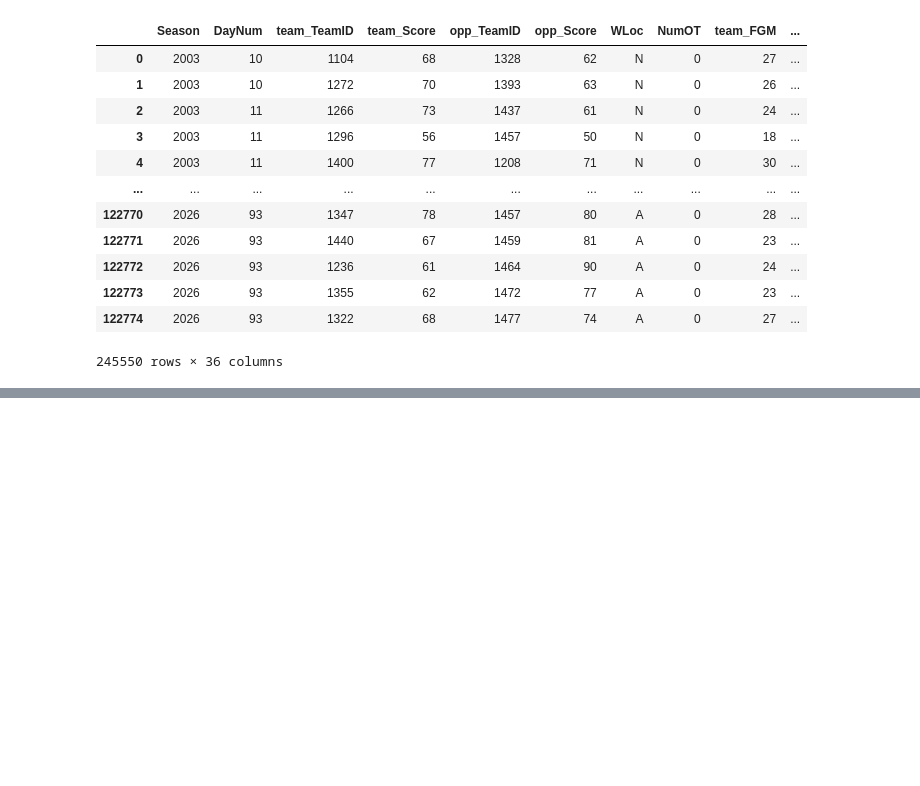
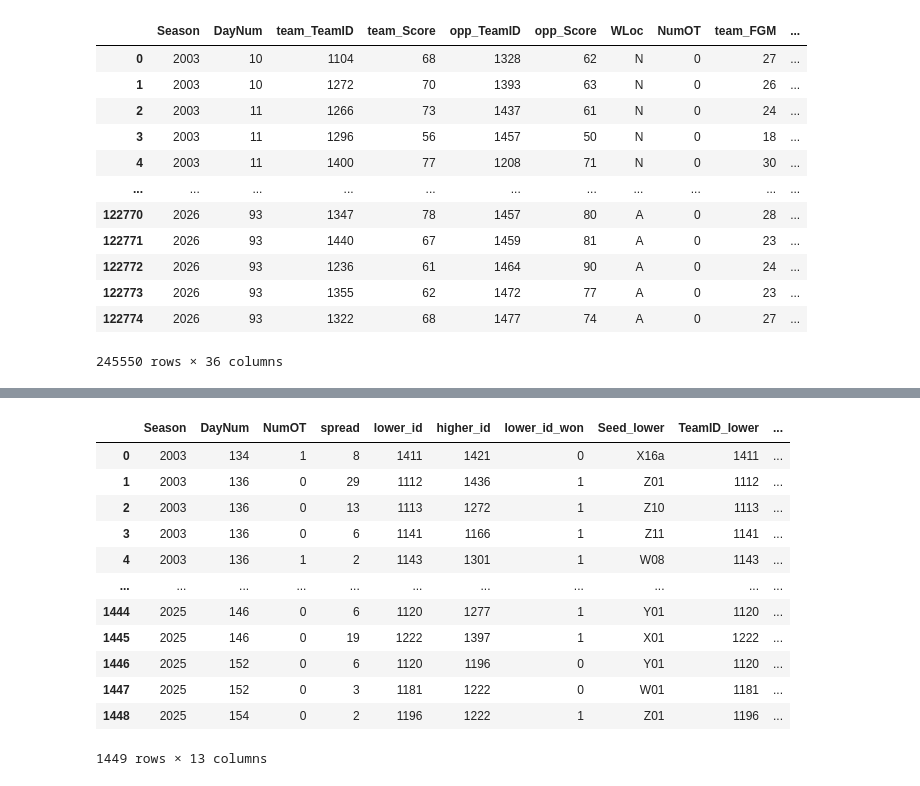
Before and after one commit to brandonlester/march-madness, a Jupyter notebook: notebooks/0_data_exploration.ipynb, the cells around one changed output, grey strips where cells are left out. Saved outputs shown, nothing was run; the diff lists cells and outputs as text; code cells hidden in the pictures; blank space fills up the shorter version.

Commit message:
Finalize wrangle script translation

```diff
--- a/notebooks/0_data_exploration.ipynb
+++ b/notebooks/0_data_exploration.ipynb
@@ -114,0 +198,11 @@ df_reg_team_results
+# %%
+df_tn['spread'] = df_tn['WScore'] - df_tn['LScore']
+df_tn = df_tn[['Season', 'DayNum', 'NumOT', 'spread', 'WTeamID', 'LTeamID']]
+df_tn['lower_id'] = np.where(df_tn['WTeamID'] < df_tn['LTeamID'], df_tn['WTeamID'], df_tn['LTeamID'])
+df_tn['higher_id'] = np.where(df_tn['WTeamID'] < df_tn['LTeamID'], df_tn['LTeamID'], df_tn['WTeamID'])
+df_tn['lower_id_won'] = np.where(df_tn['lower_id'] == df_tn['WTeamID'], 1, 0)
+df_tn = df_tn.drop(['WTeamID', 'LTeamID'], axis=1)
+# %%
+df_tn = df_tn.merge(df_reg_final, left_on = ['Season', 'lower_id'], right_on = ['Season', 'team_teamID'])
+
+df_tn = df_tn.merge(df_reg_final, left_on = ['Season', 'higher_id'], right_on = ['Season', 'team_teamID'], suffixes = ['_lower', '_higher'])
@@ -114,0 +225,22 @@ df_reg_team_results
+# %%
+df_seeds['seed_num'] = df_seeds['Seed'].str.replace(r'[^0-9.-]', '', regex=True).astype(int)
+# %%
+df_tn = df_tn.merge(df_seeds, left_on = ['Season', 'lower_id'], right_on = ['Season', 'TeamID'])
+
+df_tn = df_tn.merge(df_seeds, left_on = ['Season', 'higher_id'], right_on = ['Season', 'TeamID'], suffixes = ['_lower', '_higher'])
+# %%
+df_tn
+# %% [output]
+|  | Season | DayNum | NumOT | spread | lower_id | higher_id | lower_id_won | Seed_lower | TeamID_lower | ... |
+| 0 | 2003 | 134 | 1 | 8 | 1411 | 1421 | 0 | X16a | 1411 | ... |
+| 1 | 2003 | 136 | 0 | 29 | 1112 | 1436 | 1 | Z01 | 1112 | ... |
+| 2 | 2003 | 136 | 0 | 13 | 1113 | 1272 | 1 | Z10 | 1113 | ... |
+| 3 | 2003 | 136 | 0 | 6 | 1141 | 1166 | 1 | Z11 | 1141 | ... |
+| 4 | 2003 | 136 | 1 | 2 | 1143 | 1301 | 1 | W08 | 1143 | ... |
+| ... | ... | ... | ... | ... | ... | ... | ... | ... | ... | ... |
+| 1444 | 2025 | 146 | 0 | 6 | 1120 | 1277 | 1 | Y01 | 1120 | ... |
+| 1445 | 2025 | 146 | 0 | 19 | 1222 | 1397 | 1 | X01 | 1222 | ... |
+| 1446 | 2025 | 152 | 0 | 6 | 1120 | 1196 | 0 | Y01 | 1120 | ... |
+| 1447 | 2025 | 152 | 0 | 3 | 1181 | 1222 | 0 | W01 | 1181 | ... |
+| 1448 | 2025 | 154 | 0 | 2 | 1196 | 1222 | 1 | Z01 | 1196 | ... |
+1449 rows × 13 columns
```
Also changed, not shown: parts of 17 cells of this notebook.
